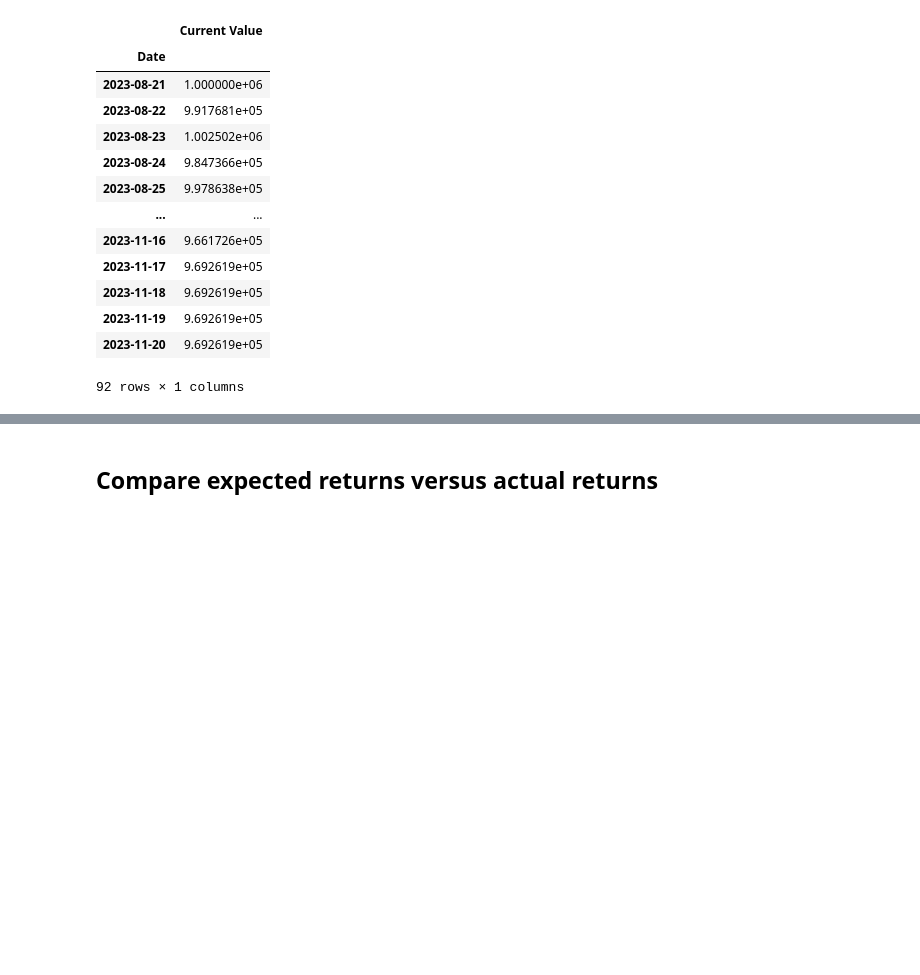
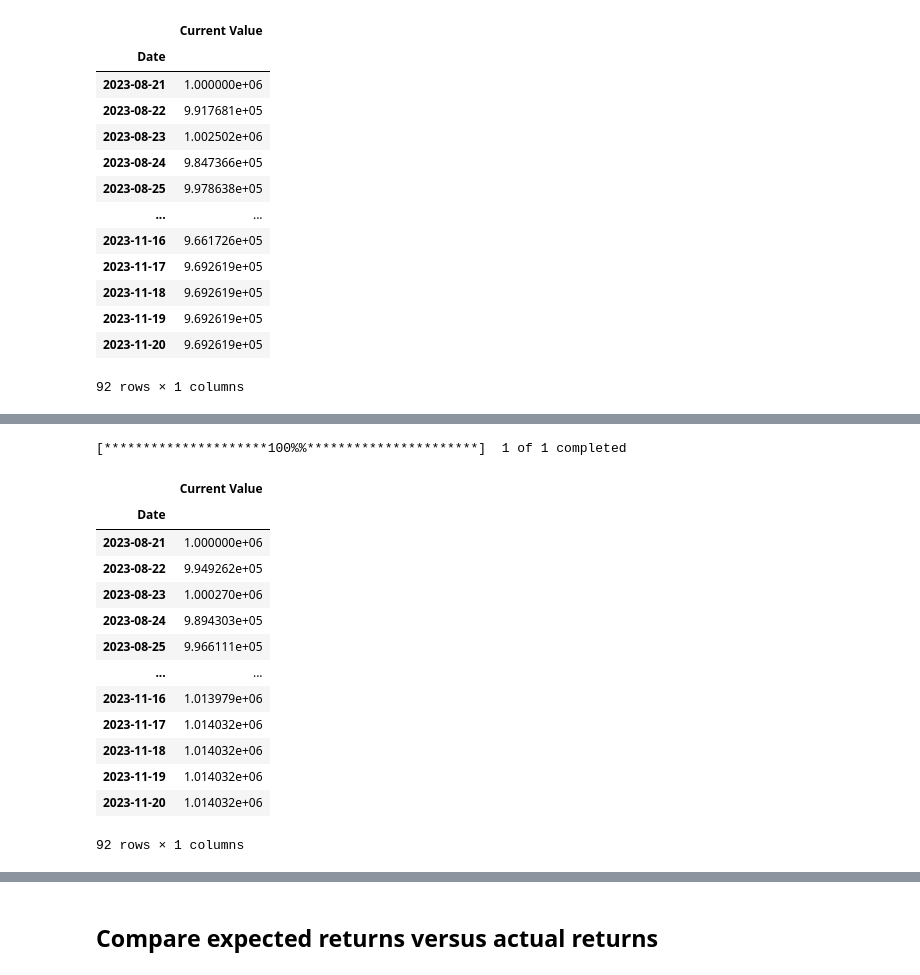
Before and after one commit to tharshman/team-six-sentiment-analyzer, a Jupyter notebook: src/process_portfolios.ipynb, the cells around one changed output, grey strips where cells are left out. Drawn from its saved outputs; the diff is of its cells as text; code cells hidden in the pictures; blank space fills up the shorter version.

Commit message:
feat: update notebook with DJIA code

```diff
--- a/src/process_portfolios.ipynb
+++ b/src/process_portfolios.ipynb
@@ -136,4 +164,26 @@ df_flat_sentiment_stock_prices
 92 rows × 1 columns
+# %%
+df_djia_portfolio = pd.read_csv('../data/portfolio/djia_portfolio.csv', index_col=0)
+df_djia_prices = get_stock_data(df_djia_portfolio)
+df_flat_djia_prices = flatten_stock_data(df_djia_prices)
+
+df_flat_djia_prices
+# %% [output]
+[*********************100%%**********************]  1 of 1 completed
+|  | Current Value |
+| Date |  |
+| 2023-08-21 | 1.000000e+06 |
+| 2023-08-22 | 9.949262e+05 |
+| 2023-08-23 | 1.000270e+06 |
+| 2023-08-24 | 9.894303e+05 |
+| 2023-08-25 | 9.966111e+05 |
+| ... | ... |
+| 2023-11-16 | 1.013979e+06 |
+| 2023-11-17 | 1.014032e+06 |
+| 2023-11-18 | 1.014032e+06 |
+| 2023-11-19 | 1.014032e+06 |
+| 2023-11-20 | 1.014032e+06 |
+92 rows × 1 columns
 # %%
 date_ranges = [('2023-08-22', '2023-09-21'),
                ('2023-09-22', '2023-10-21'),
```
Also changed, not shown: parts of 8 cells of this notebook, 2 other files.
